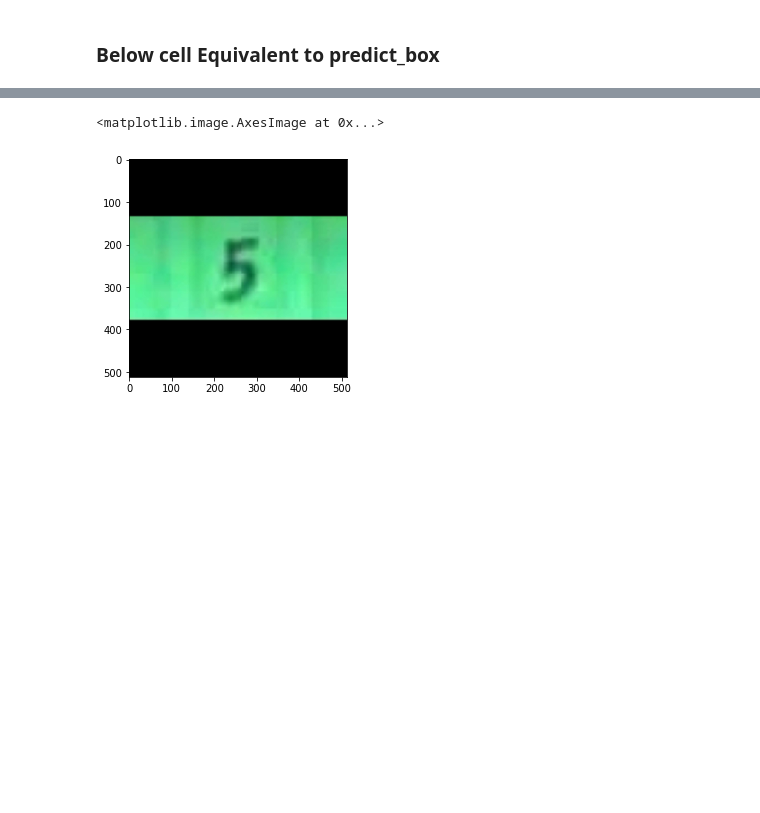
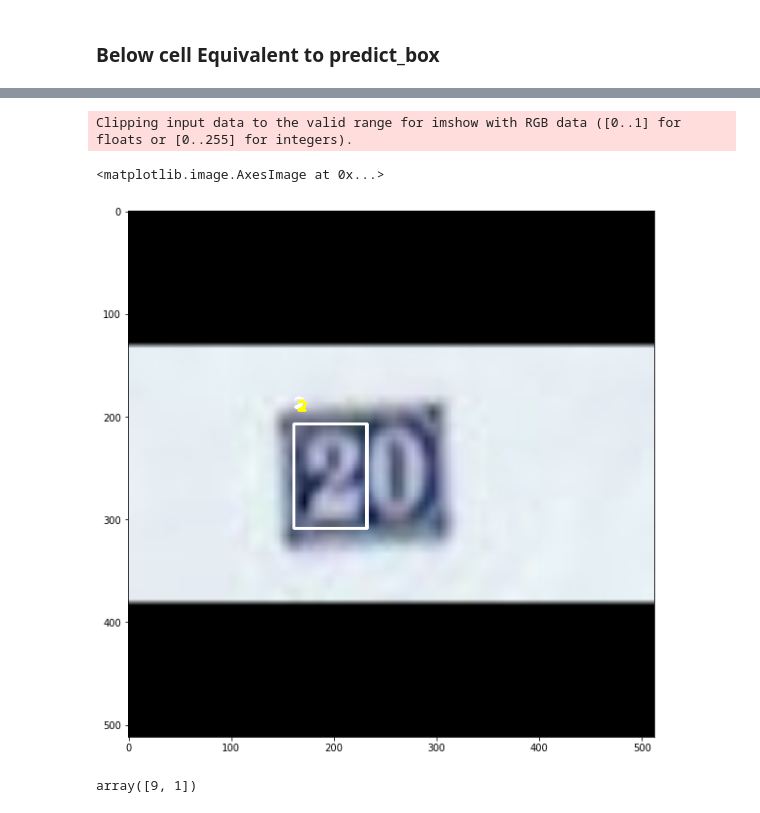
Before and after one commit to rajesh1226/fastestimator, a Jupyter notebook: apphub/image_detection/retinanet_coco/retinanet_coco.ipynb, the cells around one changed output, grey strips where cells are left out. Saved outputs shown, nothing was run; the diff lists cells and outputs as text; code cells hidden in the pictures; blank space fills up the shorter version.

```diff
--- a/apphub/image_detection/retinanet_coco/retinanet_coco.ipynb
+++ b/apphub/image_detection/retinanet_coco/retinanet_coco.ipynb
@@ -610,0 +615,4 @@ WARNING:tensorflow:No training configuration found in save file: the model was *
+# %%
+batch_images = batch_data[0]['image']
+batch_base_loc = batch_data[0]['base_loc']
+batch_images.shape
@@ -676,25 +686,37 @@ loc_pred_abs = loc_pred_abs.numpy()
 # %%
 # cls_pred pertains to batch, whereas ele_cls_pred pertains to an element of a batch
 
-batch_idx = 0
+batch_idx = np.random.randint(0,32)
 elem_selected_indices = selected_indices_padded[batch_idx]
 elem_valid_outputs = valid_outputs[batch_idx]
 elem_cls_pred = cls_pred[batch_idx]
 elem_loc_pred_abs = loc_pred_abs[batch_idx]
 
 indices = elem_selected_indices[:elem_valid_outputs] # indices into anchor boxes
+indices = indices.numpy()
 
 predicted_cls = elem_cls_pred[indices]
 predicted_cls = np.argmax(predicted_cls,-1)
 predicted_bbox = elem_loc_pred_abs[indices]
-# %%
-im = batch_images[batch_idx]
-fig, ax = plt.subplots()
-for bbox_index in range(len(predicted_bbox)):
-    x1,y1,x2,y2 = predicted_bbox[bbox_index]
-    cv2.rectangle(im, (x1, y1), (x2, y2), (255, 0, 0), 1)
-
-ax.imshow(im)
-# %% [output]
-<matplotlib.image.AxesImage at 0x...>
-[figure, removed]
+# %%
+im = batch_images[batch_idx]
+im = im.numpy()
+# %%
+fig = plt.figure(figsize=(10,10))
+for bbox_index in range(len(predicted_bbox)):
+    x1,y1,x2,y2 = predicted_bbox[bbox_index]
+    cls = predicted_cls[bbox_index]
+    cls = str(cls)
+    cv2.rectangle(im, (int(x1), int(y1)), (int(x2), int(y2)), (255, 255, 255), 2)
+    cv2.putText(im, cls, (int(x1), int(y1)-15), font, 1, (255,255,255),2, cv2.LINE_AA, False)
+    cv2.putText(im, cls, (int(x1)+3, int(y1)-12), font, 1, (255,255,0),2, cv2.LINE_AA, False)
+
+plt.imshow(im)
+# %% [output]
+Clipping input data to the valid range for imshow with RGB data ([0..1] for floats or [0..255] for integers).
+<matplotlib.image.AxesImage at 0x...>
+[figure, added]
+# %%
+predicted_cls
+# %% [output]
+array([9, 1])
```
Also changed, not shown: parts of 20 cells of this notebook.
